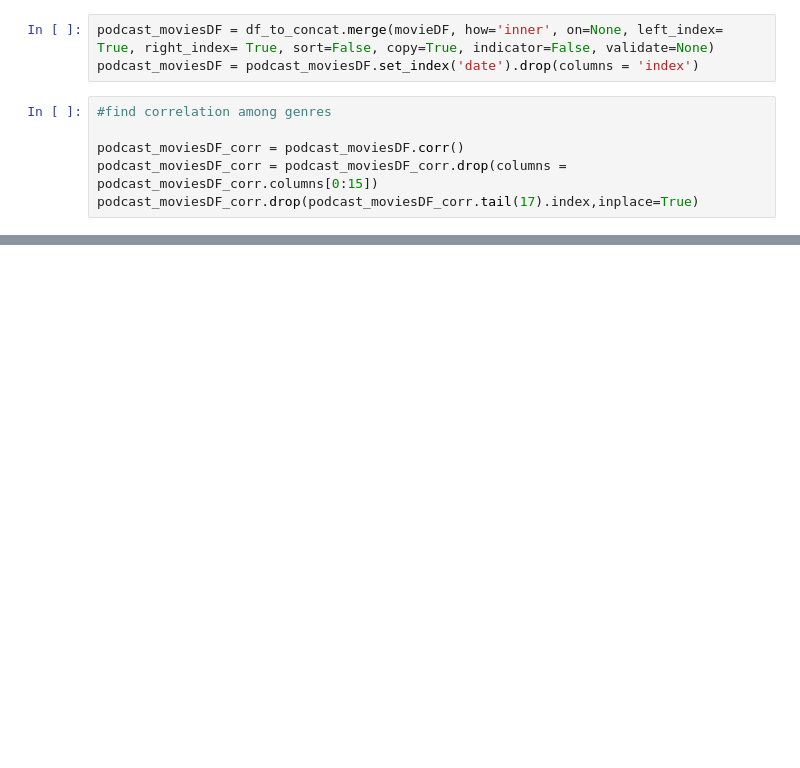
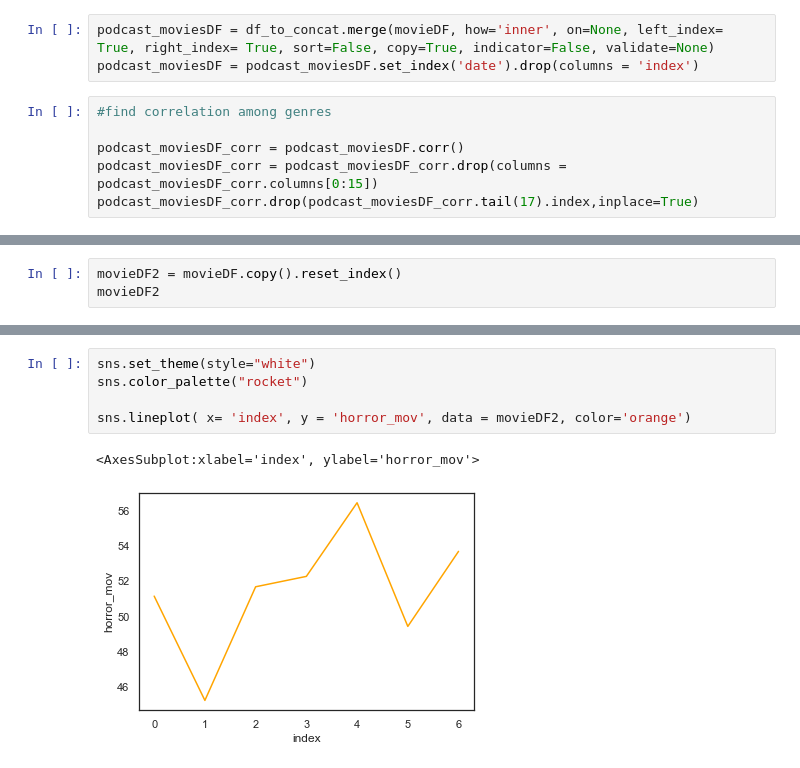
Before and after one commit to ghuelgas/WebScrapingProject, a Jupyter notebook: podcast trends.ipynb, the cells around one changed output, grey strips where cells are left out. Saved outputs shown, nothing was run; the diff lists cells and outputs as text; blank space fills up the shorter version.

```diff
--- a/podcast trends.ipynb
+++ b/podcast trends.ipynb
@@ -237,0 +221,3 @@ ax.set(xlabel='', ylabel='')
+# %%
+movieDF2 = movieDF.copy().reset_index()
+movieDF2
@@ -237,0 +233,8 @@ ax.set(xlabel='', ylabel='')
+# %%
+sns.set_theme(style="white")
+sns.color_palette("rocket")
+
+sns.lineplot( x= 'index', y = 'horror_mov', data = movieDF2, color='orange')
+# %% [output]
+<AxesSubplot:xlabel='index', ylabel='horror_mov'>
+[figure, added]
```
Also changed, not shown: parts of 20 cells of this notebook, 3 other files.
